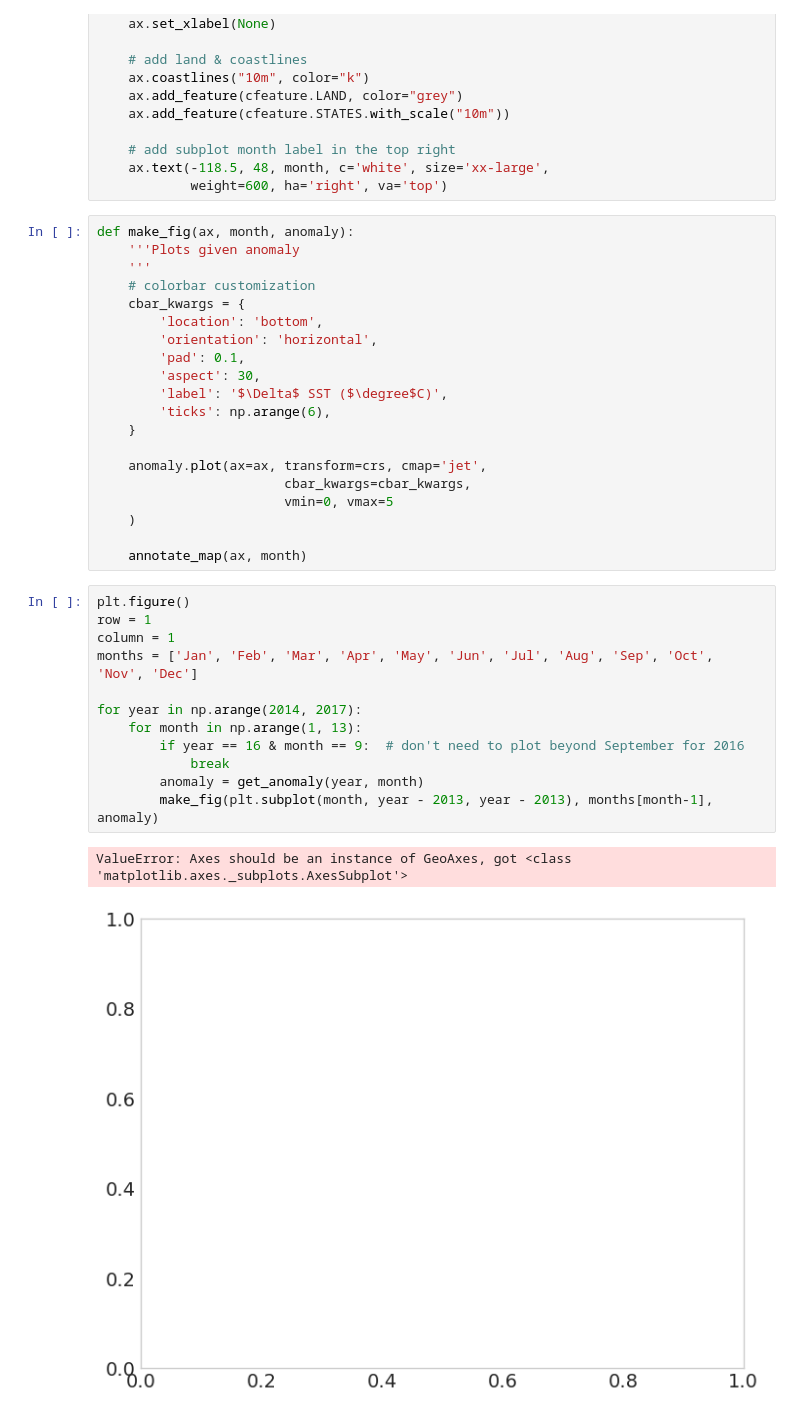
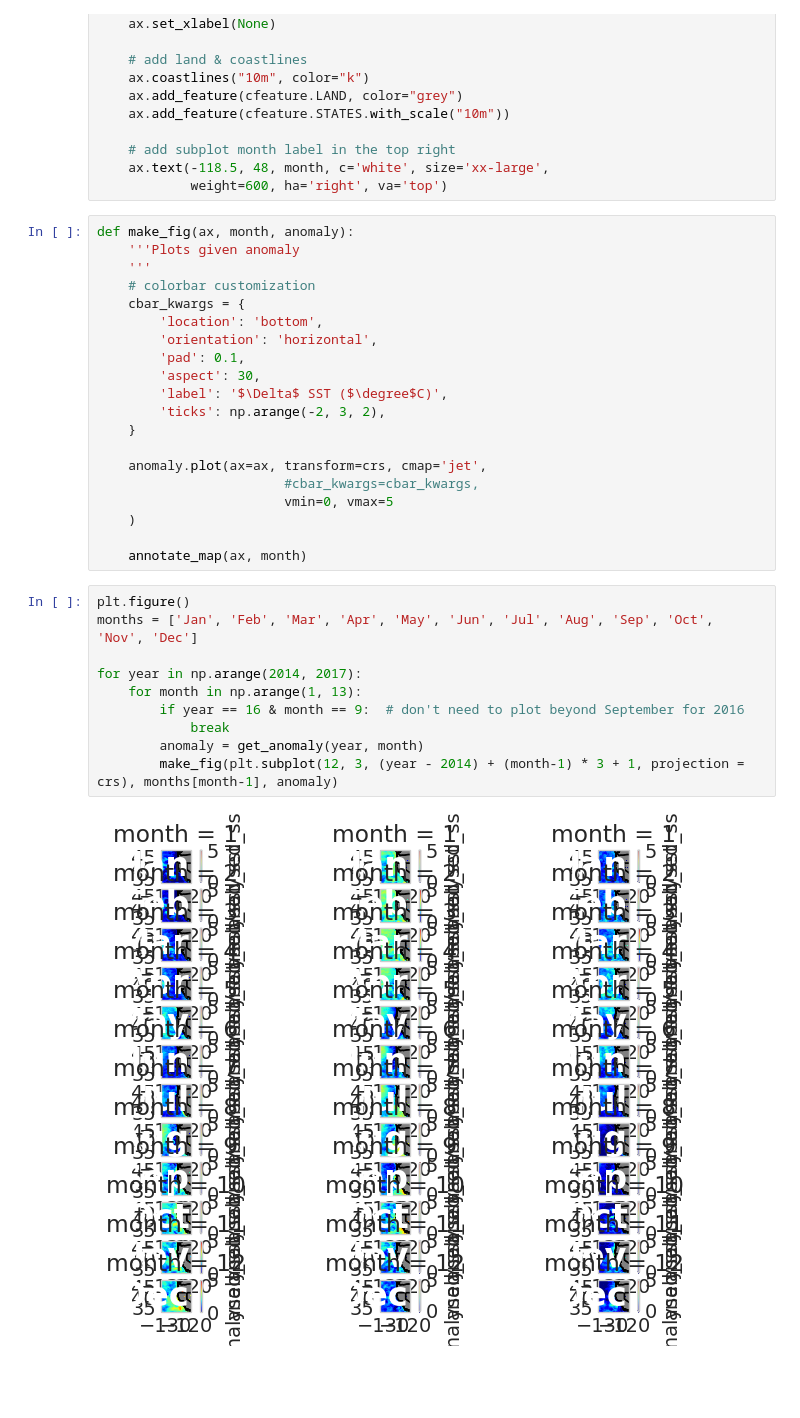
Before and after one commit to UCB-stat-159-s23/hw03-Group27, a Jupyter notebook: climate-Q04.ipynb, the cells around one changed output. Saved outputs shown, nothing was run; the diff lists cells and outputs as text; blank space fills up the shorter version.

```diff
--- a/climate-Q04.ipynb
+++ b/climate-Q04.ipynb
@@ -78,27 +78,24 @@ def make_fig(ax, month, anomaly):
         'pad': 0.1,
         'aspect': 30,
         'label': '$\Delta$ SST ($\degree$C)',
-        'ticks': np.arange(6),
+        'ticks': np.arange(-2, 3, 2),
     }
 
     anomaly.plot(ax=ax, transform=crs, cmap='jet',
-                        cbar_kwargs=cbar_kwargs,
+                        #cbar_kwargs=cbar_kwargs,
                         vmin=0, vmax=5
     )
 
     annotate_map(ax, month)
 # %%
 plt.figure()
-row = 1
-column = 1
 months = ['Jan', 'Feb', 'Mar', 'Apr', 'May', 'Jun', 'Jul', 'Aug', 'Sep', 'Oct', 'Nov', 'Dec']
 
 for year in np.arange(2014, 2017):
     for month in np.arange(1, 13):
         if year == 16 & month == 9:  # don't need to plot beyond September for 2016
             break
         anomaly = get_anomaly(year, month)
-        make_fig(plt.subplot(month, year - 2013, year - 2013), months[month-1], anomaly)
+        make_fig(plt.subplot(12, 3, (year - 2014) + (month-1) * 3 + 1, projection = crs), months[month-1], anomaly)
 # %% [output]
-ValueError: Axes should be an instance of GeoAxes, got <class 'matplotlib.axes._subplots.AxesSubplot'>
-[figure, old version]
+[figure, new version]
```
